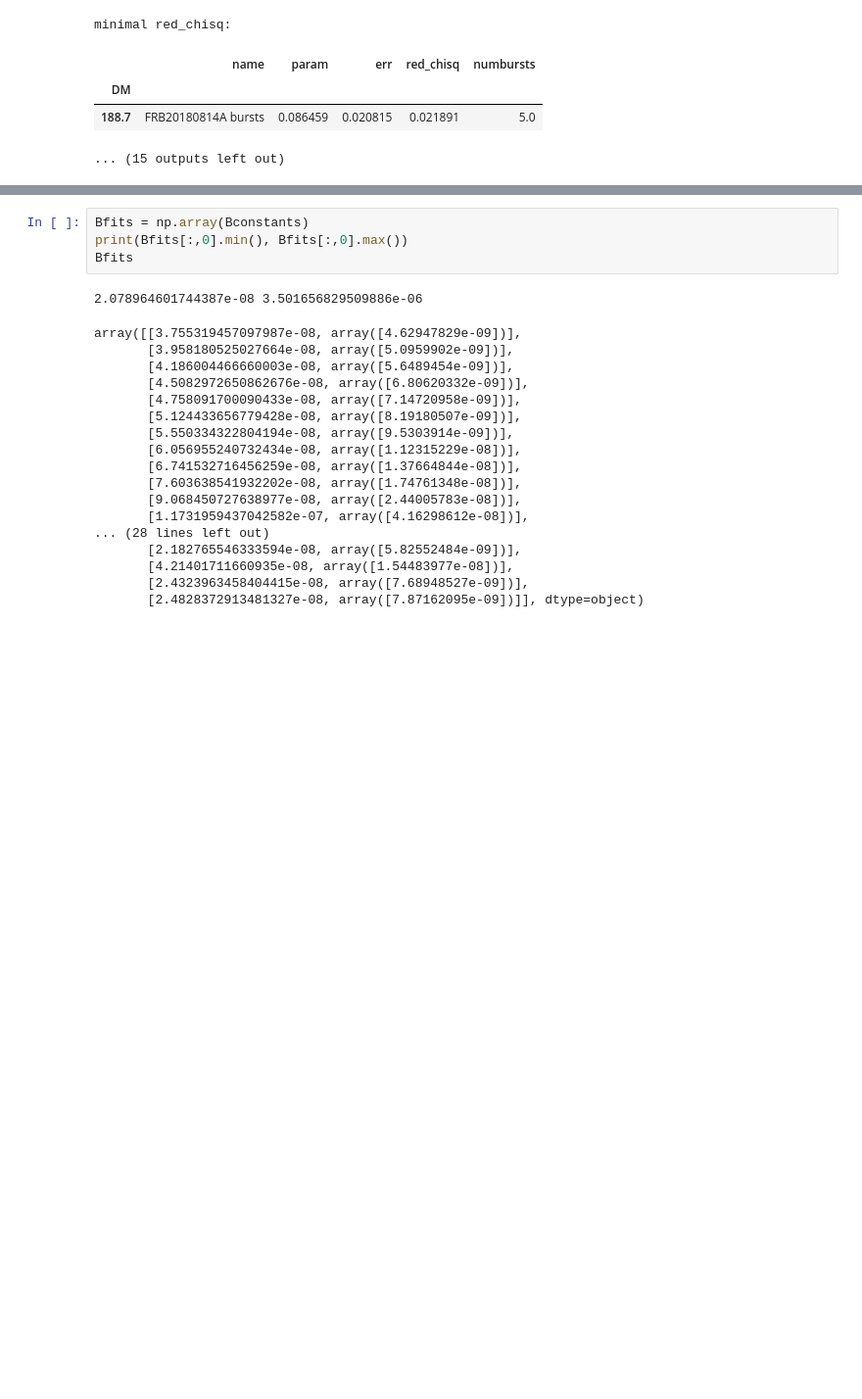
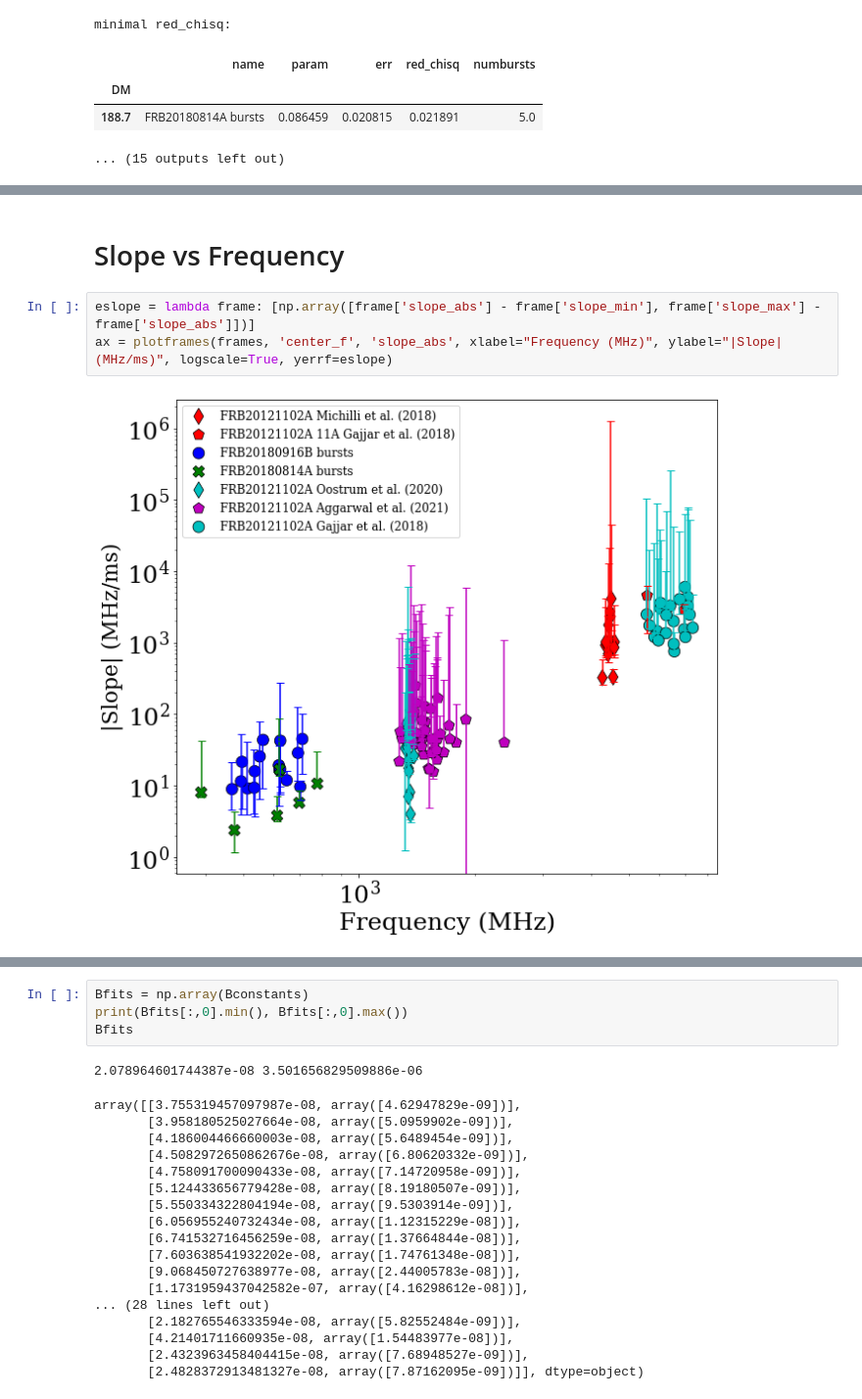
Before and after one commit to mef51/frbgui, a Jupyter notebook: PaperFigures.ipynb, the cells around one changed output, grey strips where cells are left out. Shown: that part at 98% size. Drawn from its saved outputs; the diff is of its cells as text; blank space fills up the shorter version.

```diff
--- a/PaperFigures.ipynb
+++ b/PaperFigures.ipynb
@@ -396,0 +475,7 @@ minimal red_chisq:
+# %% [markdown]
+# Slope vs Frequency
+# %%
+eslope = lambda frame: [np.array([frame['slope_abs'] - frame['slope_min'], frame['slope_max'] - frame['slope_abs']])]
+ax = plotframes(frames, 'center_f', 'slope_abs', xlabel="Frequency (MHz)", ylabel="|Slope| (MHz/ms)", logscale=True, yerrf=eslope)
+# %% [output]
+[figure, added]
```
Also changed, not shown: parts of 8 cells of this notebook, 5 other files.
